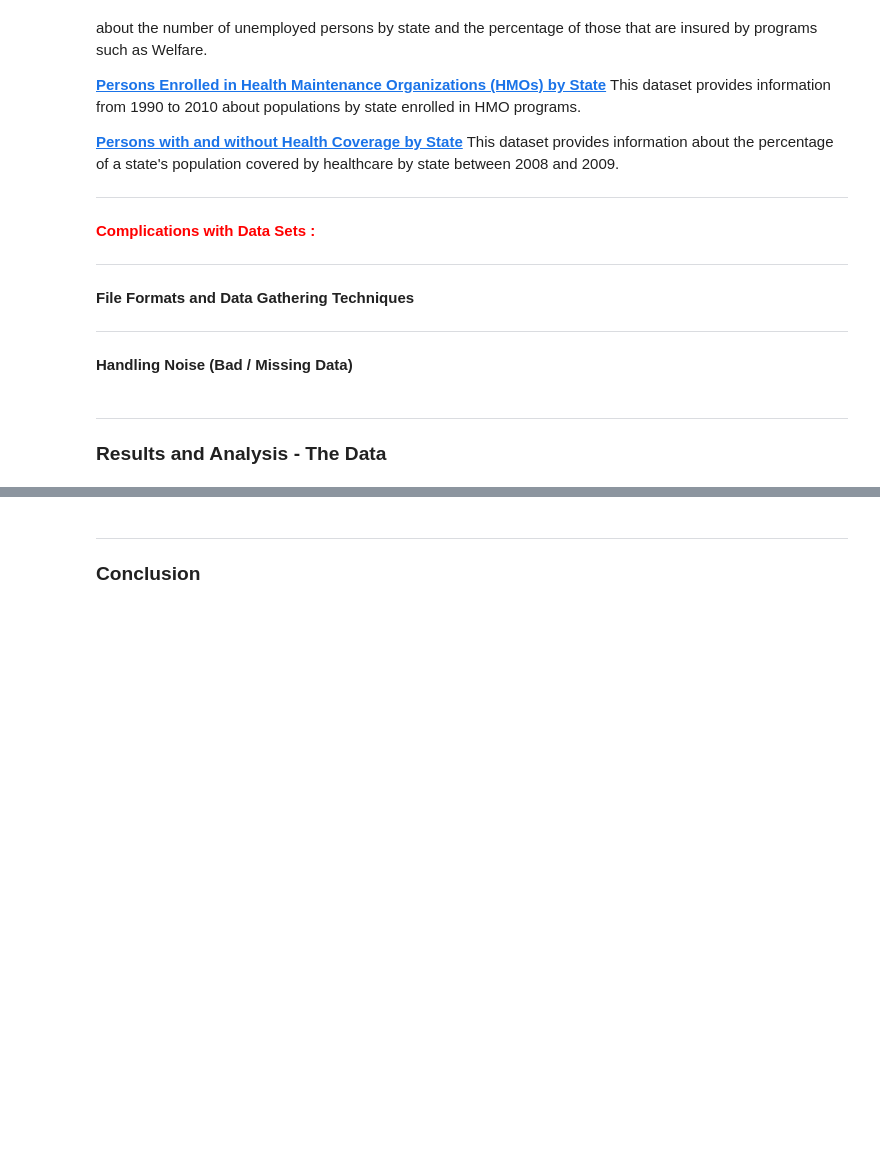
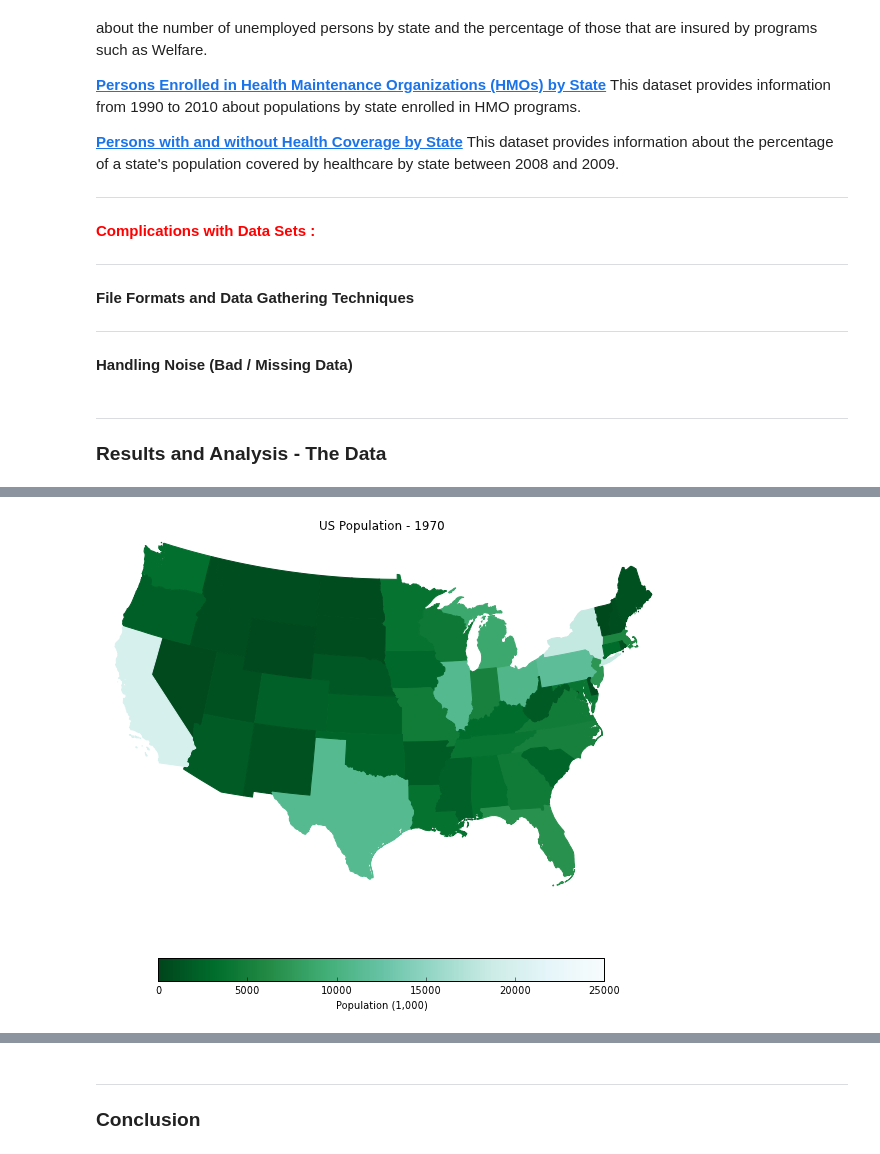
Before and after one commit to Aayrl/python_DataScience, a Jupyter notebook: PR2_Sawyer_T/report_Sawyer_T.ipynb, the cells around one changed output, grey strips where cells are left out. Drawn from its saved outputs; the diff is of its cells as text; code cells hidden in the pictures; blank space fills up the shorter version.

```diff
--- a/PR2_Sawyer_T/report_Sawyer_T.ipynb
+++ b/PR2_Sawyer_T/report_Sawyer_T.ipynb
@@ -76,0 +205,4 @@ lalal
+# %%
+buildHeatmap_State(population1970,"US Population - 1970","Population (1,000)",plt.cm.BuGn_r,0,25000)
+# %% [output]
+[figure, added]
```
Also changed, not shown: parts of 13 cells of this notebook.
